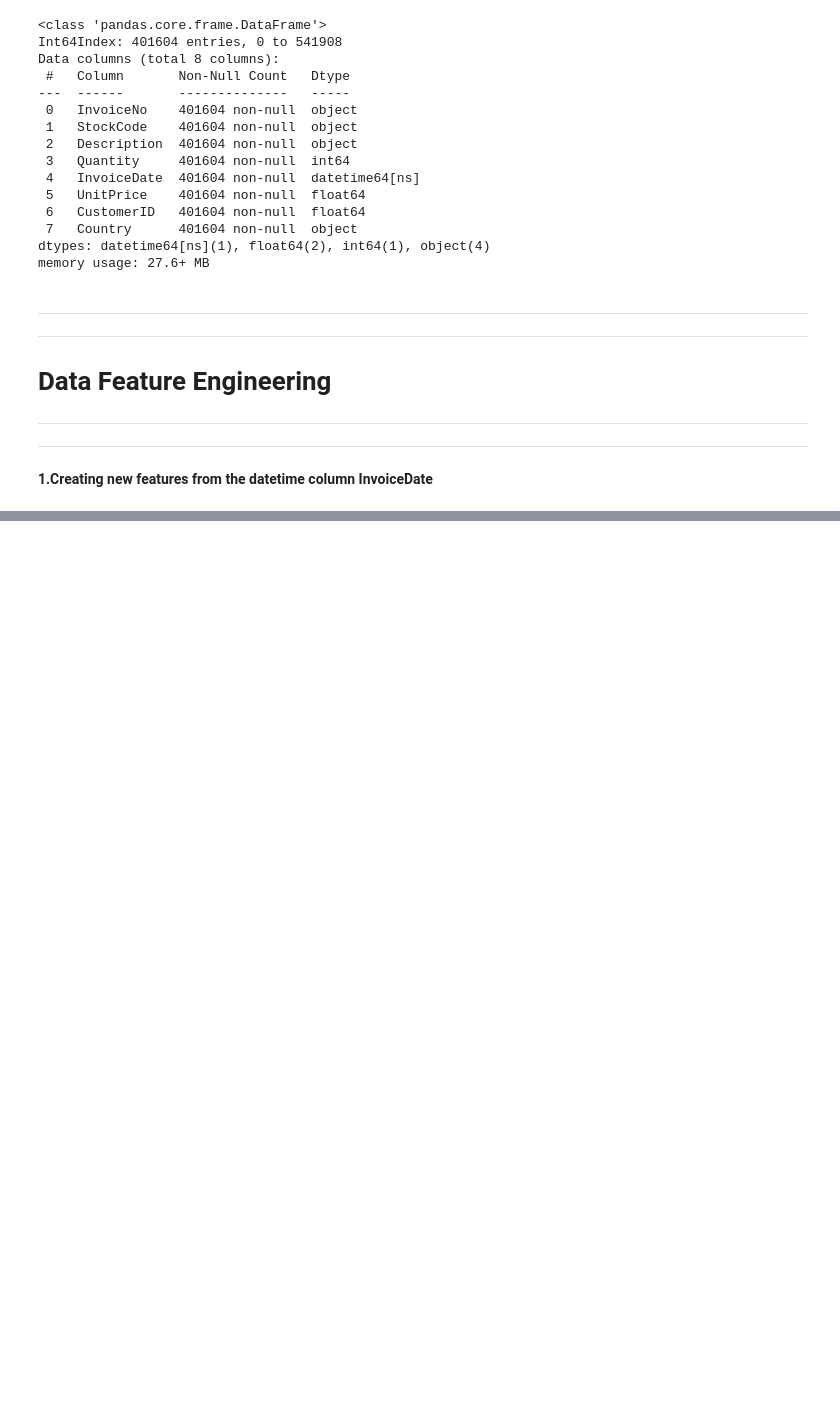
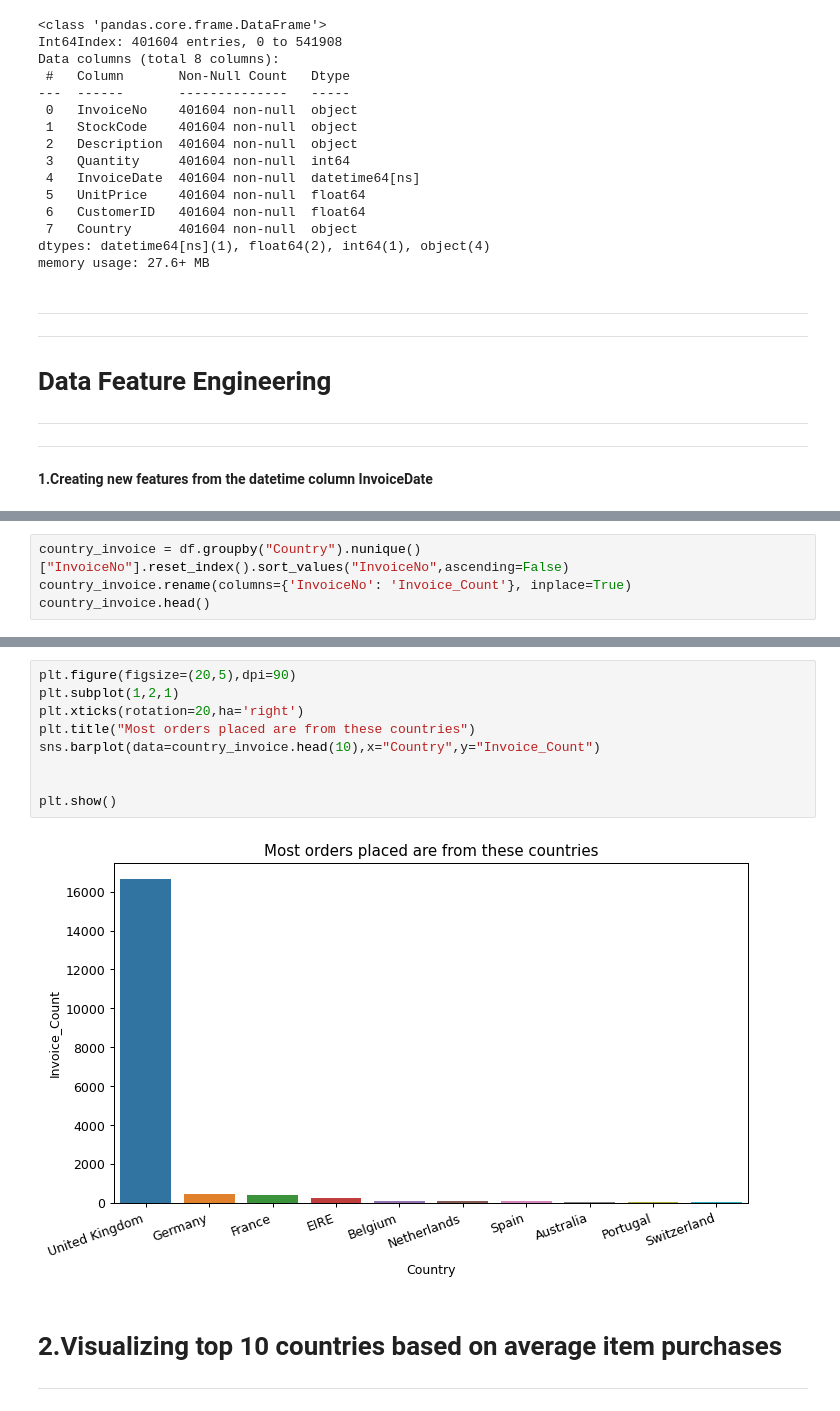
Before and after one commit to pratikghodke777/Online-Retail-Customer-Segmentation, a Jupyter notebook: Online_Retail_Customer_Segmentation_final_2_Capstone_Project.ipynb, the cells around one changed output, grey strips where cells are left out. Saved outputs shown, nothing was run; the diff lists cells and outputs as text; blank space fills up the shorter version.

```diff
--- a/Online_Retail_Customer_Segmentation_final_2_Capstone_Project.ipynb
+++ b/Online_Retail_Customer_Segmentation_final_2_Capstone_Project.ipynb
@@ -244,0 +286,4 @@ NameError: ignored
+# %%
+country_invoice = df.groupby("Country").nunique()["InvoiceNo"].reset_index().sort_values("InvoiceNo",ascending=False)
+country_invoice.rename(columns={'InvoiceNo': 'Invoice_Count'}, inplace=True)
+country_invoice.head()
@@ -244,0 +297,15 @@ NameError: ignored
+# %%
+plt.figure(figsize=(20,5),dpi=90)
+plt.subplot(1,2,1)
+plt.xticks(rotation=20,ha='right')
+plt.title("Most orders placed are from these countries")
+sns.barplot(data=country_invoice.head(10),x="Country",y="Invoice_Count")
+
+
+plt.show()
+# %% [output]
+[figure, added]
+# %% [markdown]
+# **2.Visualizing top 10 countries based on average item purchases**
+
+---
```
Also changed, not shown: parts of 27 cells of this notebook.
